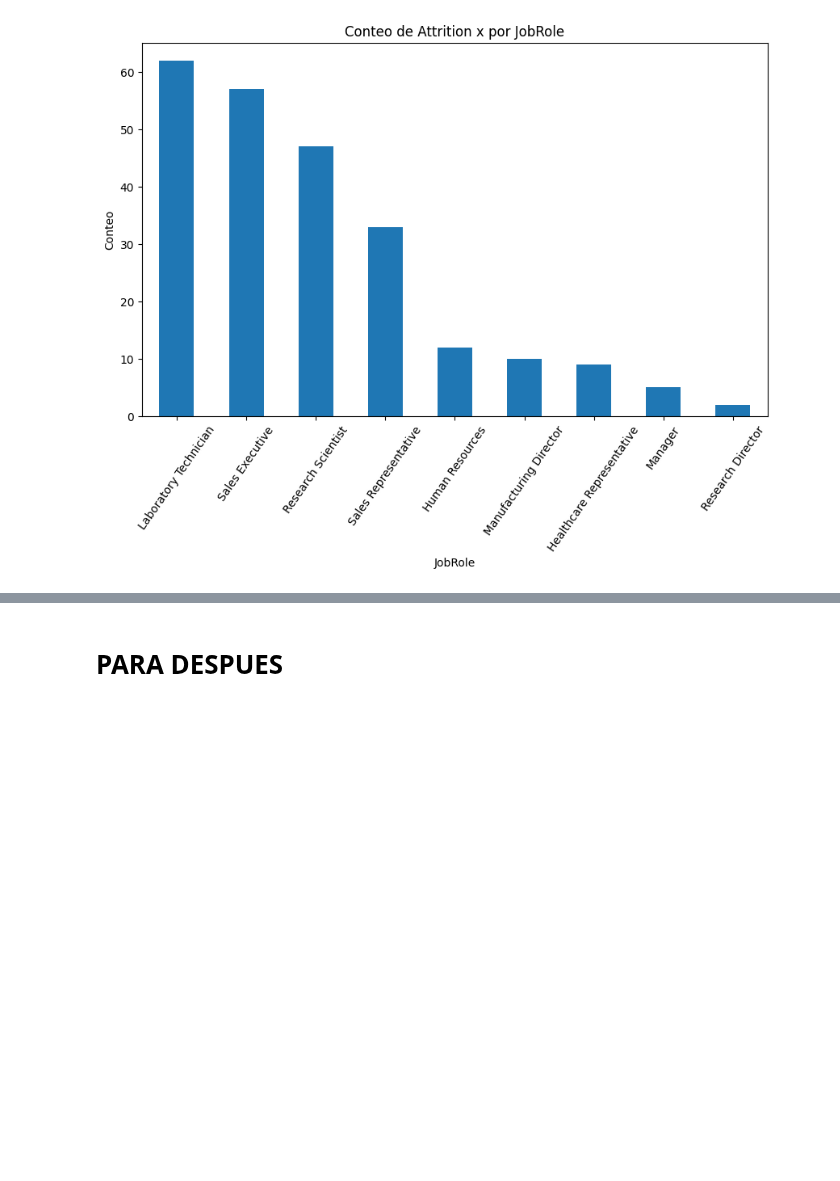
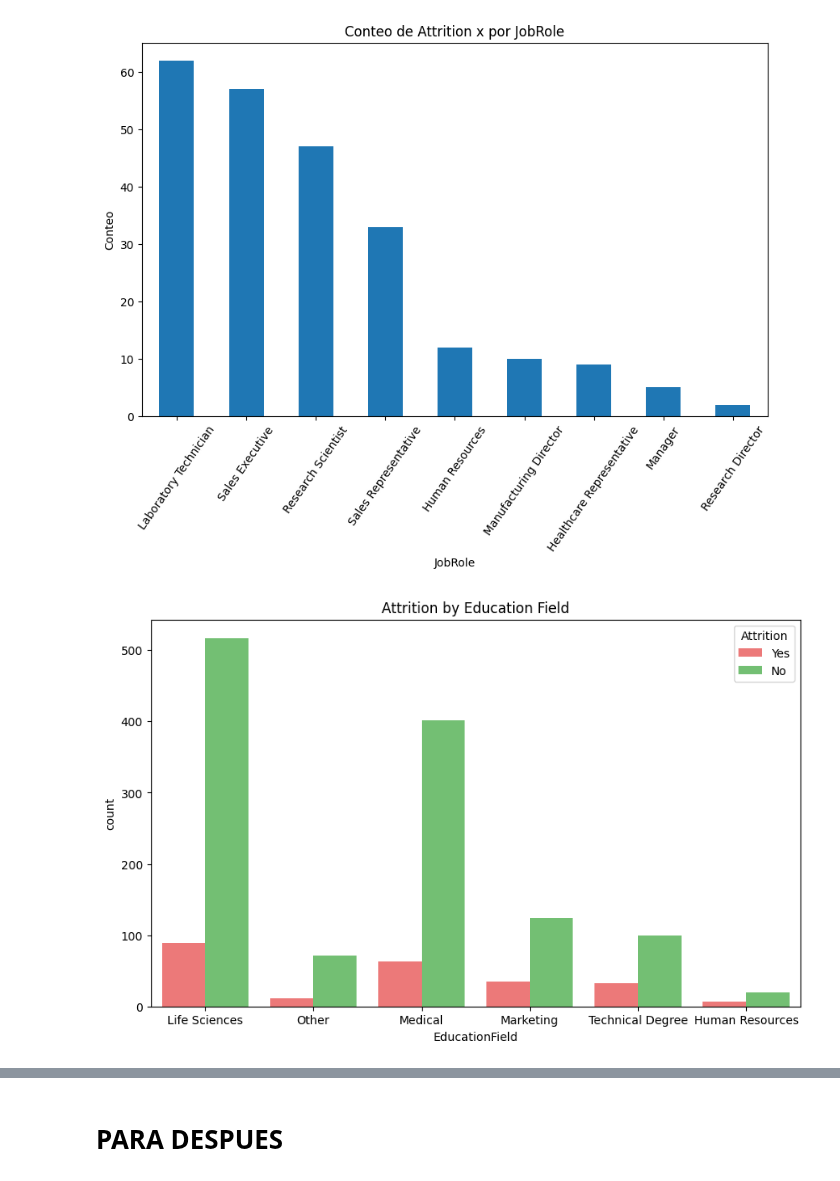
Before and after one commit to hugofmr/estadistica_edem, a Jupyter notebook: employee_attrition/employee_attrition_hm.ipynb, the cells around one changed output, grey strips where cells are left out. Cells and saved outputs as stored; diff of their text form; code cells hidden in the pictures; blank space fills up the shorter version.

```diff
--- a/employee_attrition/employee_attrition_hm.ipynb
+++ b/employee_attrition/employee_attrition_hm.ipynb
@@ -184,3 +171,28 @@ plt.xticks(rotation=55)
 plt.show()
 # %% [output]
 [figure]
+# %%
+# Que EducationField esta mas quemado?
+plt.figure(figsize=(10, 6))
+sns.countplot(x='EducationField', hue='Attrition', data=df,
+              palette={'Yes': '#FF6666', 'No': '#66CC66'})
+plt.title('Attrition by Education Field')
+plt.show()
+
+
+
+# df_yes = df[df['Attrition'] == 'Yes']
+
+# # Conteo por 'EducationField'
+# education_counts = df_yes['EducationField'].value_counts()
+
+# # Crear el gráfico de barras
+# plt.figure(figsize=(10, 6))
+# education_counts.plot(kind='bar')
+# plt.title('Conteo de Attrition = Yes por EducationField')
+# plt.xlabel('EducationField')
+# plt.ylabel('Conteo')
+# plt.xticks(rotation=45)
+# plt.show()
+# %% [output]
+[figure, added]
```
Also changed, not shown: parts of 6 cells of this notebook.
